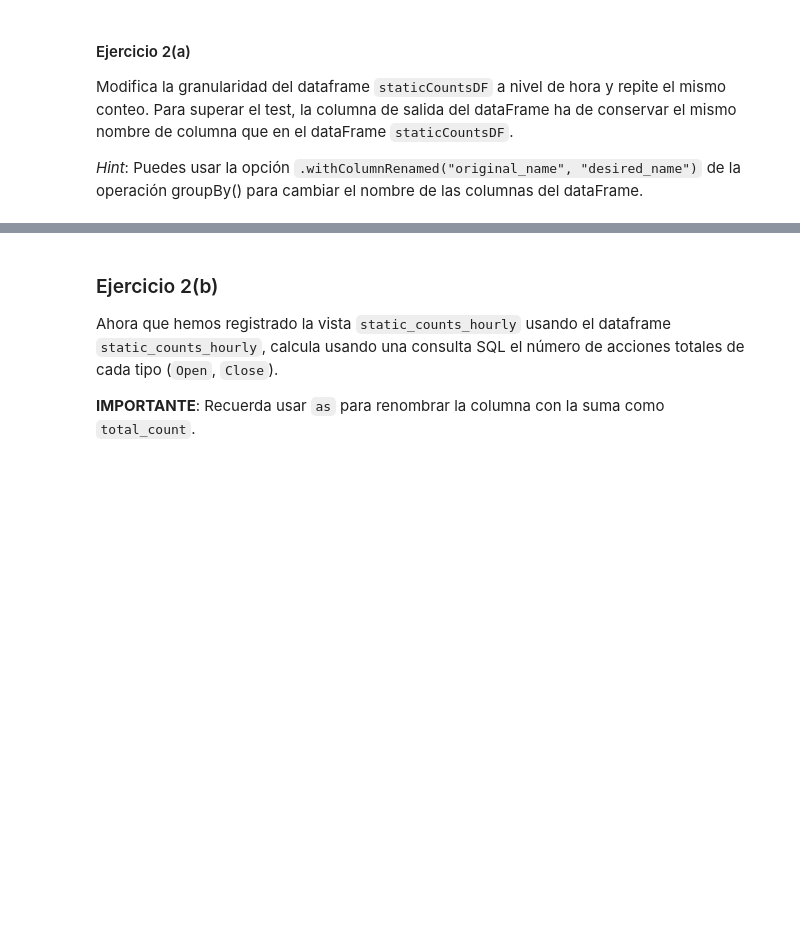
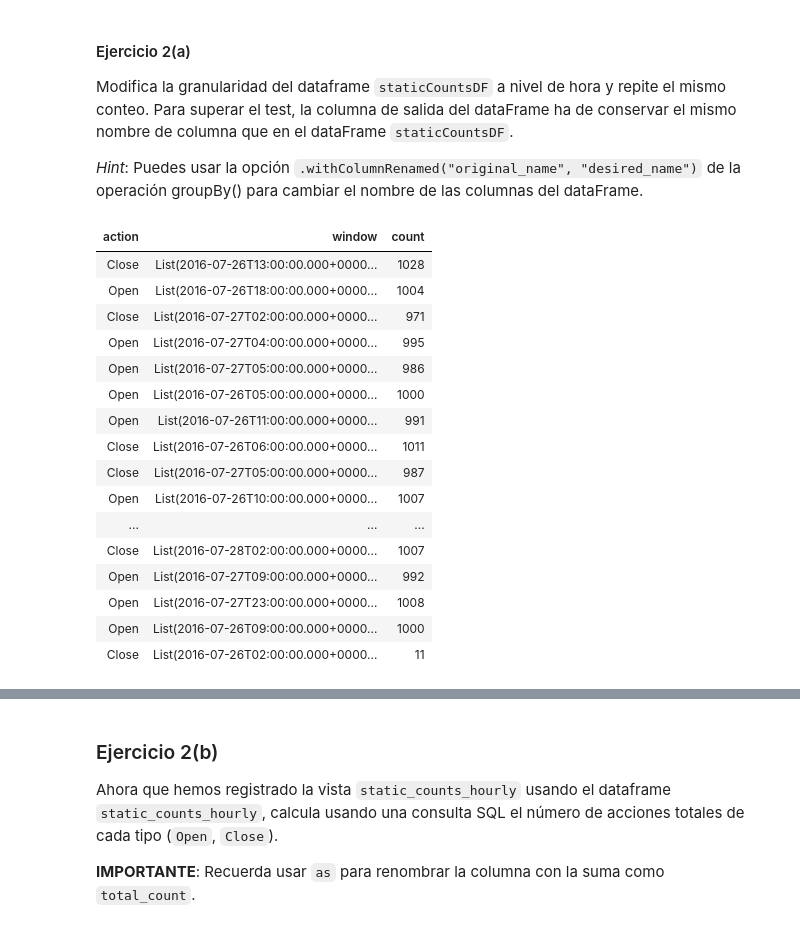
Before and after one commit to fernandoabcampos/big-data, a Jupyter notebook: PEC2/M2.858_20181_PEC2 batch streaming.ipynb, the cells around one changed output, grey strips where cells are left out. Cells and saved outputs as stored; diff of their text form; code cells hidden in the pictures; blank space fills up the shorter version.

````diff
--- a/PEC2/M2.858_20181_PEC2 batch streaming.ipynb
+++ b/PEC2/M2.858_20181_PEC2 batch streaming.ipynb
@@ -75,13 +133,35 @@
 *Hint*: Puedes usar la opción ```.withColumnRenamed("original_name", "desired_name")``` de la operación groupBy() para cambiar el nombre de las columnas del dataFrame.
 # %%
 staticCountsHourlyDF = (
-  <FILL IN>
+  staticInputDF
+    .groupBy(
+       staticInputDF.action,
+       window(staticInputDF.time, "1 hour"))
+    .count()
 )
 
 # Registrar el DataFrame como una tabla llamada 'static_mean'
 staticCountsHourlyDF.createOrReplaceTempView("static_counts_hourly")
 
 display(staticCountsHourlyDF)
+# %% [output]
+| action | window | count |
+| Close | List(2016-07-26T13:00:00.000+0000... | 1028 |
+| Open | List(2016-07-26T18:00:00.000+0000... | 1004 |
+| Close | List(2016-07-27T02:00:00.000+0000... | 971 |
+| Open | List(2016-07-27T04:00:00.000+0000... | 995 |
+| Open | List(2016-07-27T05:00:00.000+0000... | 986 |
+| Open | List(2016-07-26T05:00:00.000+0000... | 1000 |
+| Open | List(2016-07-26T11:00:00.000+0000... | 991 |
+| Close | List(2016-07-26T06:00:00.000+0000... | 1011 |
+| Close | List(2016-07-27T05:00:00.000+0000... | 987 |
+| Open | List(2016-07-26T10:00:00.000+0000... | 1007 |
+| ... | ... | ... |
+| Close | List(2016-07-28T02:00:00.000+0000... | 1007 |
+| Open | List(2016-07-27T09:00:00.000+0000... | 992 |
+| Open | List(2016-07-27T23:00:00.000+0000... | 1008 |
+| Open | List(2016-07-26T09:00:00.000+0000... | 1000 |
+| Close | List(2016-07-26T02:00:00.000+0000... | 11 |
 # %%
 #Test
 from databricks_test_helper import *
````
Also changed, not shown: parts of 28 cells of this notebook.
